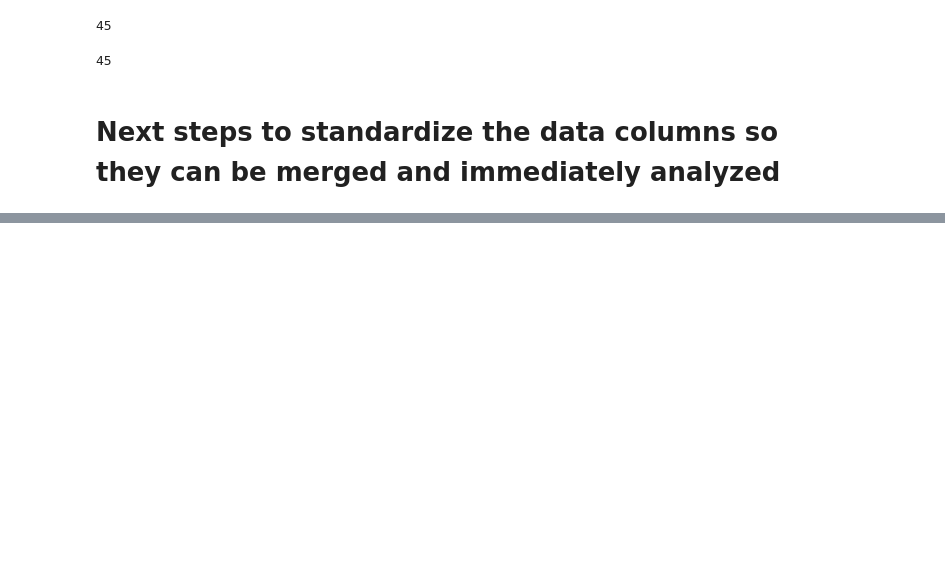
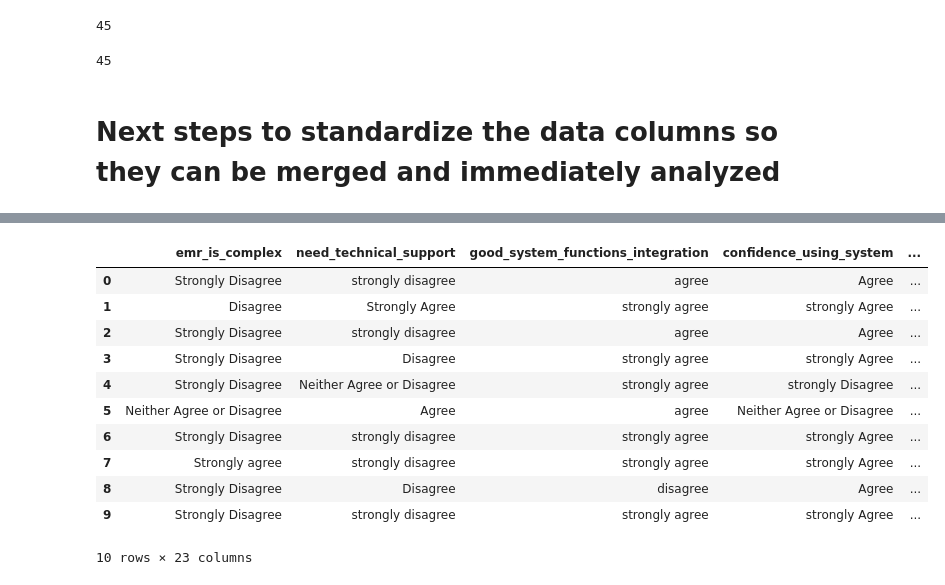
Before and after one commit to Ugoeze-hub/EMR_ANALYSIS, a Jupyter notebook: analysis.ipynb, the cells around one changed output, grey strips where cells are left out. Saved outputs shown, nothing was run; the diff lists cells and outputs as text; code cells hidden in the pictures; blank space fills up the shorter version.

Commit message:
completed the data standardization of the online dattdddmrtrtrtrr

```diff
--- a/analysis.ipynb
+++ b/analysis.ipynb
@@ -381,0 +394,4 @@ len(df_2.columns.tolist())
+# %%
+df_online.drop(columns=['S/N','time'], inplace=True)
+# %%
+df_online.rename(columns={'13. is there a designated person to compile EHIS reports ?\n': 'designated_person_ehis_reports'}, inplace = True)
@@ -381,0 +422,15 @@ len(df_2.columns.tolist())
+# %%
+df_online.iloc[:10,20:]
+# %% [output]
+|  | emr_is_complex | need_technical_support | good_system_functions_integration | confidence_using_system | ... |
+| 0 | Strongly Disagree | strongly disagree | agree | Agree | ... |
+| 1 | Disagree | Strongly Agree | strongly agree | strongly Agree | ... |
+| 2 | Strongly Disagree | strongly disagree | agree | Agree | ... |
+| 3 | Strongly Disagree | Disagree | strongly agree | strongly Agree | ... |
+| 4 | Strongly Disagree | Neither Agree or Disagree | strongly agree | strongly Disagree | ... |
+| 5 | Neither Agree or Disagree | Agree | agree | Neither Agree or Disagree | ... |
+| 6 | Strongly Disagree | strongly disagree | strongly agree | strongly Agree | ... |
+| 7 | Strongly agree | strongly disagree | strongly agree | strongly Agree | ... |
+| 8 | Strongly Disagree | Disagree | disagree | Agree | ... |
+| 9 | Strongly Disagree | strongly disagree | strongly agree | strongly Agree | ... |
+10 rows × 23 columns
```
Also changed, not shown: parts of 10 cells of this notebook, 2 other files.
